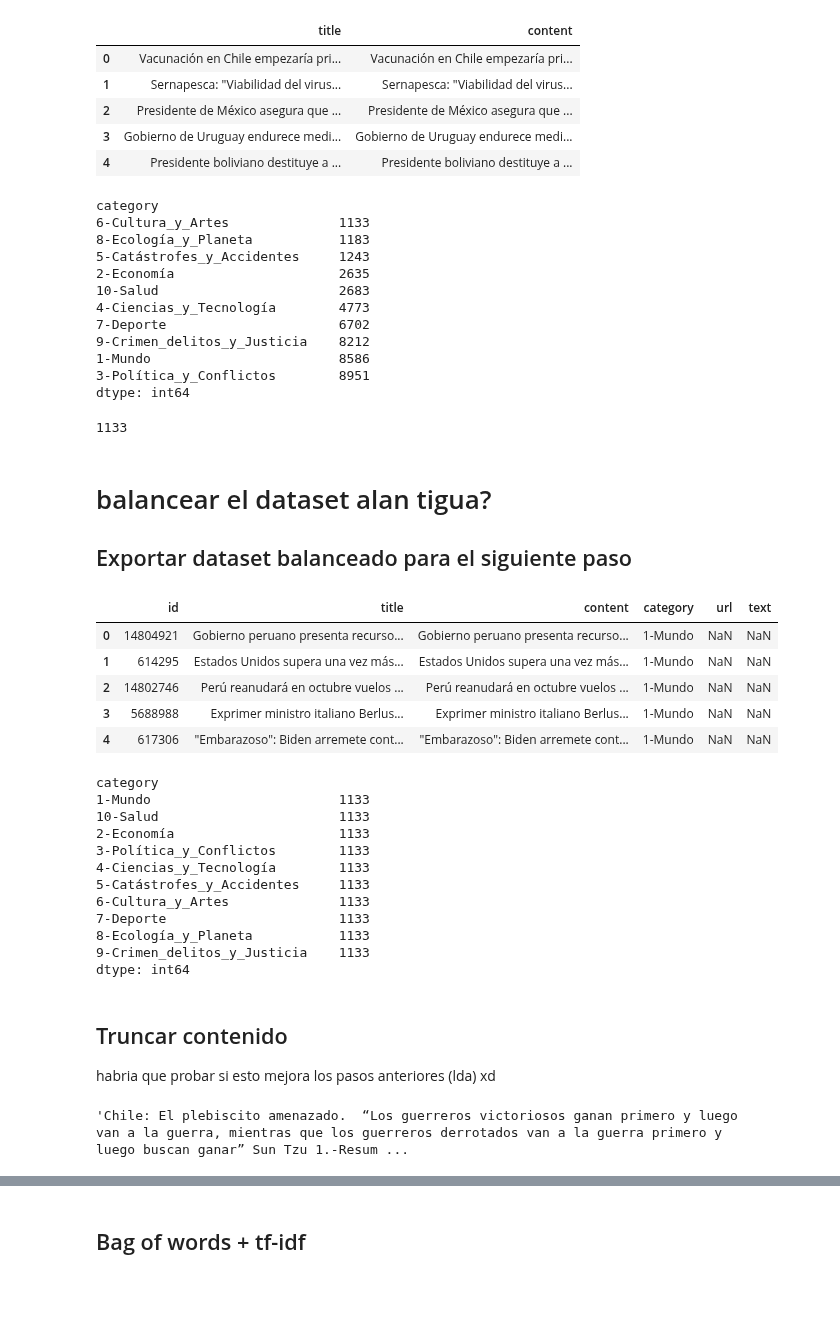
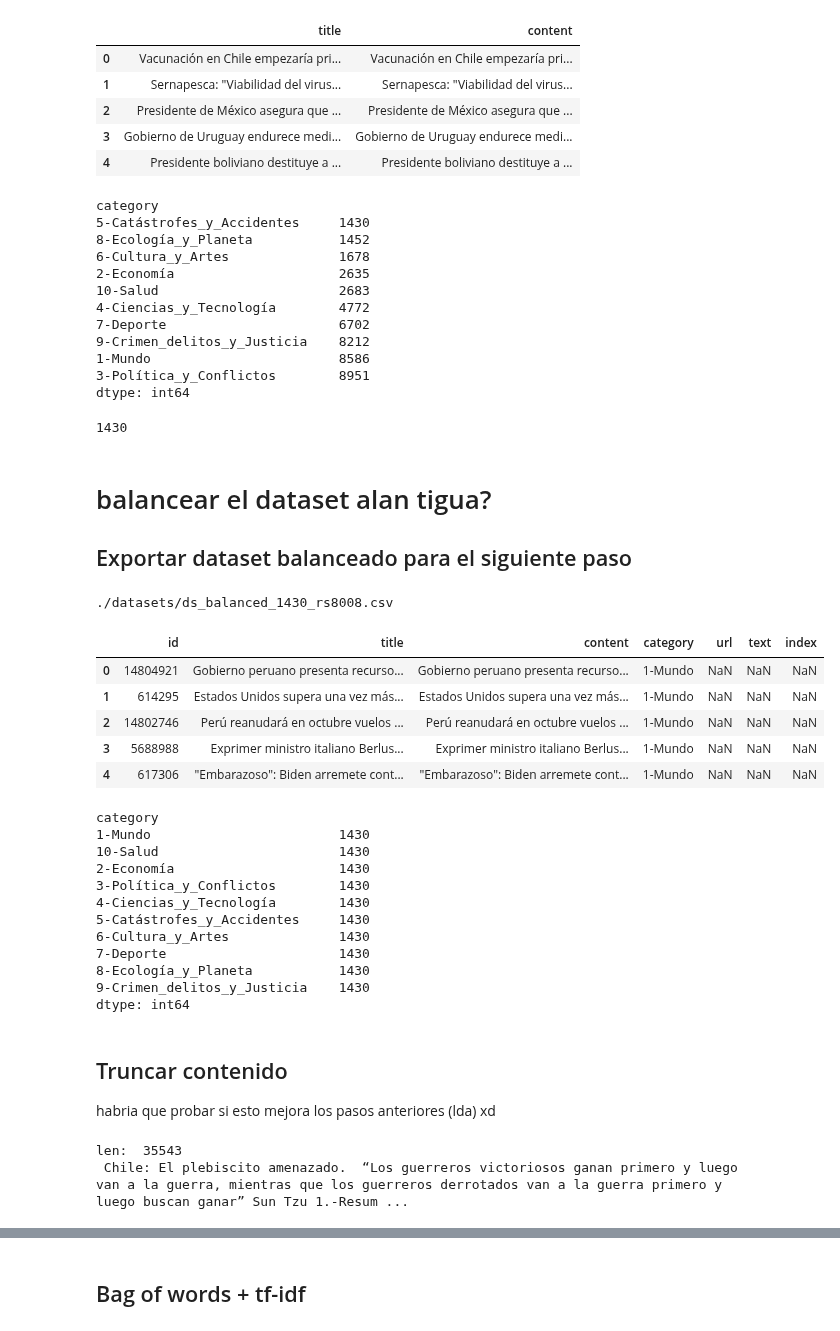
Before and after one commit to matiasbarram/INFO279-TAL-Proyecto, a Jupyter notebook: paso_4_primeros_modelos_clasificacion.ipynb, the cells around one changed output, grey strips where cells are left out. Saved outputs shown, nothing was run; the diff lists cells and outputs as text; code cells hidden in the pictures; blank space fills up the shorter version.

```diff
--- a/paso_4_primeros_modelos_clasificacion.ipynb
+++ b/paso_4_primeros_modelos_clasificacion.ipynb
@@ -17,10 +18,12 @@ from pandasql import sqldf
 ds_names = ['dataset_paso_3.csv',  # original
             'dataset_paso3d5.csv', # + cultura y planeta
             'dataset_paso3d8.csv', # + cultura
-            'dataset_paso3d9.csv'] # + planeta (sin mucho cambio)
-MAX_LEN = 2000
+            'dataset_paso3d9.csv', # + planeta (sin mucho cambio)
+            'dataset_paso3d96.csv'] # + cultura, planeta y catastrofes
+MAX_LEN = 1400
 RANDOM_STATE = 8008
-df = pd.read_csv(ds_names[1])
+folder = './datasets'
+df = pd.read_csv(join(folder, ds_names[-1]))
 #df = pd.read_csv('dataset_paso_3.csv')
 pd.set_option('display.max_colwidth', 200)
 df[['title', 'content']].head()
@@ -36,12 +39,12 @@ _df = df.groupby(['category']).size().sort_values()
 _df
 # %% [output]
 category
-6-Cultura_y_Artes              1133
-8-Ecología_y_Planeta           1183
-5-Catástrofes_y_Accidentes     1243
+5-Catástrofes_y_Accidentes     1430
+8-Ecología_y_Planeta           1452
+6-Cultura_y_Artes              1678
 2-Economía                     2635
 10-Salud                       2683
-4-Ciencias_y_Tecnología        4773
+4-Ciencias_y_Tecnología        4772
 7-Deporte                      6702
 9-Crimen_delitos_y_Justicia    8212
 1-Mundo                        8586
@@ -51,40 +54,43 @@ dtype: int64
 SAMPLE_SIZE = _df[0]
 SAMPLE_SIZE
 # %% [output]
-1133
+1430
 # %% [markdown]
 # balancear el dataset alan tigua?
 ## Exportar dataset balanceado para el siguiente paso
 # %%
 FORCE_BALANCE = True
 if FORCE_BALANCE:
     new_df = df.groupby('category').sample(n=SAMPLE_SIZE, random_state=RANDOM_STATE)
     new_df.reset_index(drop=True, inplace=True)
-    new_df.to_csv(f'ds_balanced_{SAMPLE_SIZE}_rs{RANDOM_STATE}.csv', index=False)
+    outname = join(folder, f'ds_balanced_{SAMPLE_SIZE}_rs{RANDOM_STATE}.csv')
+    new_df.to_csv(outname, index=False)
+    print(outname)
 else:
     new_df = df
 new_df.head(5)
 # %% [output]
+./datasets/ds_balanced_1430_rs8008.csv
-|  | id | title | content | category | url | text |
-| 0 | 14804921 | Gobierno peruano presenta recurso... | Gobierno peruano presenta recurso... | 1-Mundo | NaN | NaN |
-| 1 | 614295 | Estados Unidos supera una vez más... | Estados Unidos supera una vez más... | 1-Mundo | NaN | NaN |
-| 2 | 14802746 | Perú reanudará en octubre vuelos ... | Perú reanudará en octubre vuelos ... | 1-Mundo | NaN | NaN |
-| 3 | 5688988 | Exprimer ministro italiano Berlus... | Exprimer ministro italiano Berlus... | 1-Mundo | NaN | NaN |
-| 4 | 617306 | "Embarazoso": Biden arremete cont... | "Embarazoso": Biden arremete cont... | 1-Mundo | NaN | NaN |
+|  | id | title | content | category | url | text | index |
+| 0 | 14804921 | Gobierno peruano presenta recurso... | Gobierno peruano presenta recurso... | 1-Mundo | NaN | NaN | NaN |
+| 1 | 614295 | Estados Unidos supera una vez más... | Estados Unidos supera una vez más... | 1-Mundo | NaN | NaN | NaN |
+| 2 | 14802746 | Perú reanudará en octubre vuelos ... | Perú reanudará en octubre vuelos ... | 1-Mundo | NaN | NaN | NaN |
+| 3 | 5688988 | Exprimer ministro italiano Berlus... | Exprimer ministro italiano Berlus... | 1-Mundo | NaN | NaN | NaN |
+| 4 | 617306 | "Embarazoso": Biden arremete cont... | "Embarazoso": Biden arremete cont... | 1-Mundo | NaN | NaN | NaN |
 # %%
 new_df.groupby(['category']).size().sort_values()
 # %% [output]
 category
-1-Mundo                        1133
-10-Salud                       1133
-2-Economía                     1133
-3-Política_y_Conflictos        1133
-4-Ciencias_y_Tecnología        1133
-5-Catástrofes_y_Accidentes     1133
-6-Cultura_y_Artes              1133
-7-Deporte                      1133
-8-Ecología_y_Planeta           1133
-9-Crimen_delitos_y_Justicia    1133
+1-Mundo                        1430
+10-Salud                       1430
+2-Economía                     1430
+3-Política_y_Conflictos        1430
+4-Ciencias_y_Tecnología        1430
+5-Catástrofes_y_Accidentes     1430
+6-Cultura_y_Artes              1430
+7-Deporte                      1430
+8-Ecología_y_Planeta           1430
+9-Crimen_delitos_y_Justicia    1430
 dtype: int64
 # %% [markdown]
 ## Truncar contenido
@@ -93,8 +99,9 @@ dtype: int64
 habria que probar si esto mejora los pasos anteriores (lda) xd
 # %%
 lol = df.content.map(len).idxmax()
-df.iloc[lol].content # ?????
+print("len: ", len(df.iloc[lol].content), "\n", df.iloc[lol].content[:2000], "...") # ?????
 # %% [output]
-'Chile: El plebiscito amenazado.  “Los guerreros victoriosos ganan primero y luego van a la guerra, mientras que los guerreros derrotados van a la guerra primero y luego buscan ganar” Sun Tzu 1.-Resum ...
+len:  35543
+ Chile: El plebiscito amenazado.  “Los guerreros victoriosos ganan primero y luego van a la guerra, mientras que los guerreros derrotados van a la guerra primero y luego buscan ganar” Sun Tzu 1.-Resum ...
 # %% [markdown]
 ## Cuanto truncar??
```
Also changed, not shown: parts of 12 cells of this notebook, 6 other files.
